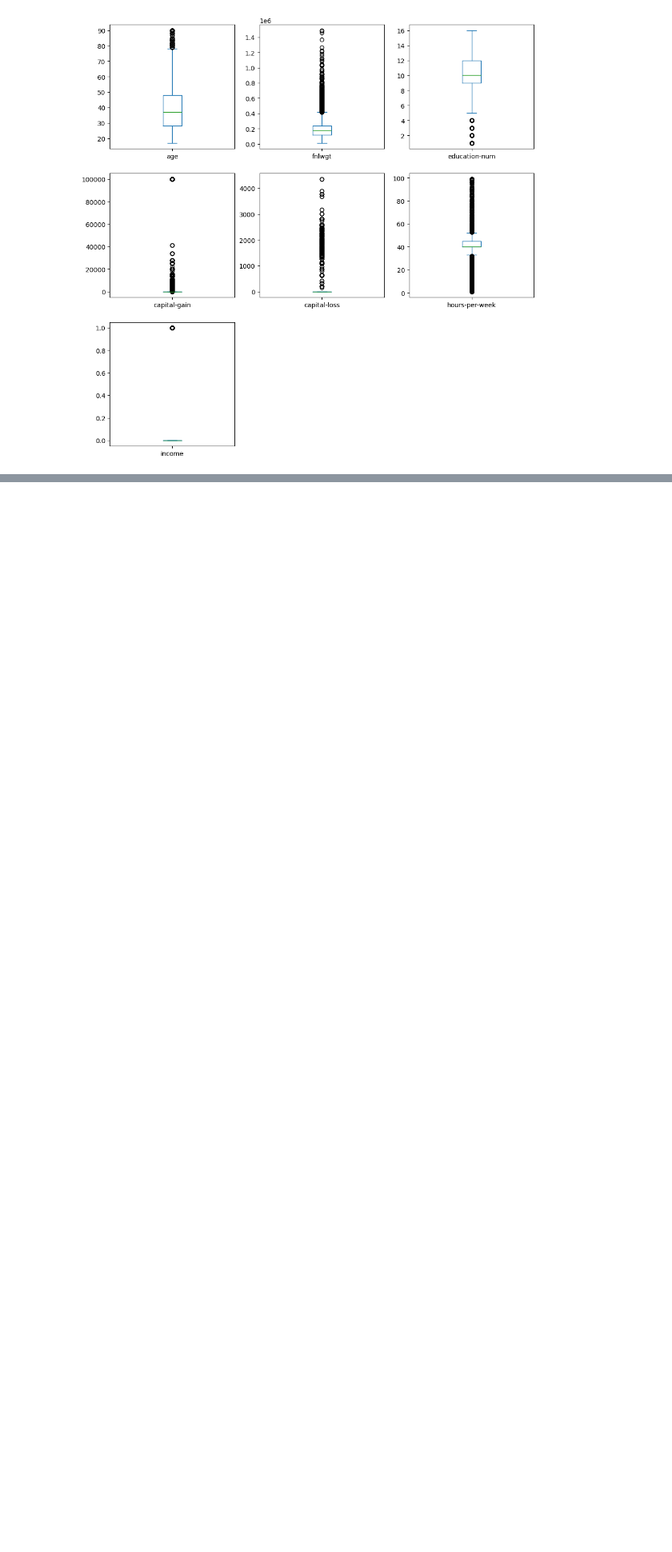
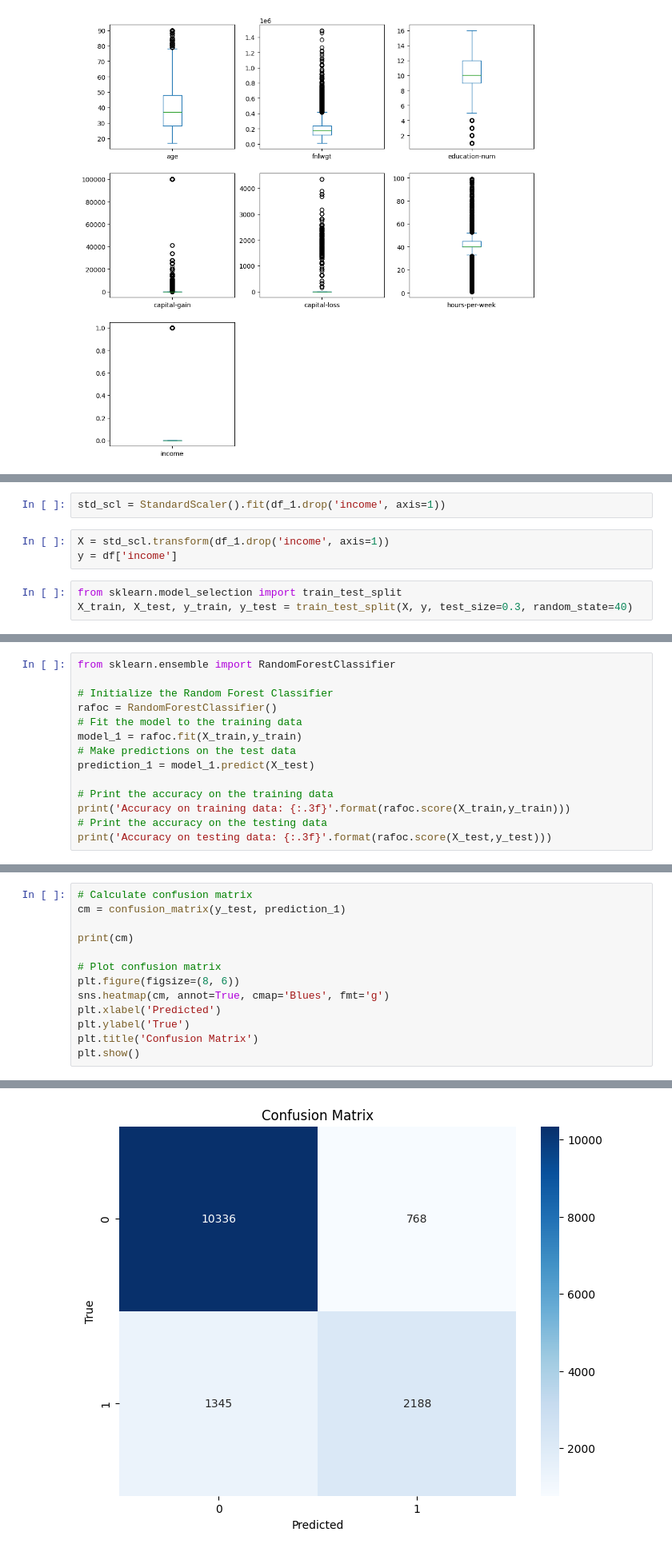
Before and after one commit to NethumDinusara/ML_CW, a Jupyter notebook: ML_CW_20221249.ipynb, the cells around one changed output, grey strips where cells are left out. Shown at 80% size. Drawn from its saved outputs; the diff is of its cells as text; blank space fills up the shorter version.

Commit message:
Random Forest Classification

```diff
--- a/ML_CW_20221249.ipynb
+++ b/ML_CW_20221249.ipynb
@@ -413,0 +434,8 @@ ValueError: Mime type rendering requires nbformat>=4.2.0 but it is not installed
+# %%
+std_scl = StandardScaler().fit(df_1.drop('income', axis=1))
+# %%
+X = std_scl.transform(df_1.drop('income', axis=1))
+y = df['income']
+# %%
+from sklearn.model_selection import train_test_split
+X_train, X_test, y_train, y_test = train_test_split(X, y, test_size=0.3, random_state=40)
@@ -413,0 +444,14 @@ ValueError: Mime type rendering requires nbformat>=4.2.0 but it is not installed
+# %%
+from sklearn.ensemble import RandomForestClassifier
+
+# Initialize the Random Forest Classifier
+rafoc = RandomForestClassifier()
+# Fit the model to the training data
+model_1 = rafoc.fit(X_train,y_train)
+# Make predictions on the test data
+prediction_1 = model_1.predict(X_test)
+
+# Print the accuracy on the training data
+print('Accuracy on training data: {:.3f}'.format(rafoc.score(X_train,y_train)))
+# Print the accuracy on the testing data
+print('Accuracy on testing data: {:.3f}'.format(rafoc.score(X_test,y_test)))
@@ -413,0 +476,14 @@ ValueError: Mime type rendering requires nbformat>=4.2.0 but it is not installed
+# %%
+# Calculate confusion matrix
+cm = confusion_matrix(y_test, prediction_1)
+
+print(cm)
+
+# Plot confusion matrix
+plt.figure(figsize=(8, 6))
+sns.heatmap(cm, annot=True, cmap='Blues', fmt='g')
+plt.xlabel('Predicted')
+plt.ylabel('True')
+plt.title('Confusion Matrix')
+plt.show()
+# %% [output]
@@ -413,0 +492 @@ ValueError: Mime type rendering requires nbformat>=4.2.0 but it is not installed
+[figure, added]
```
Also changed, not shown: parts of 12 cells of this notebook.
